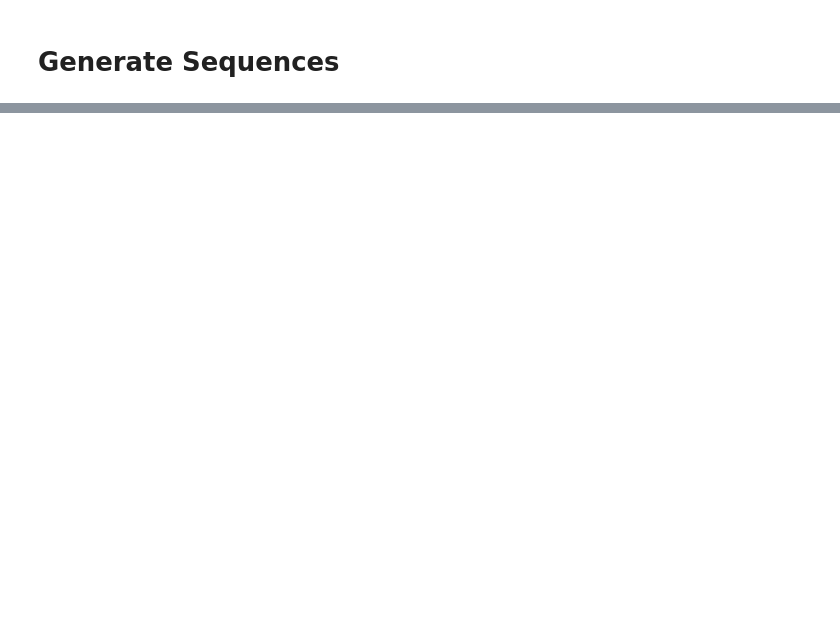
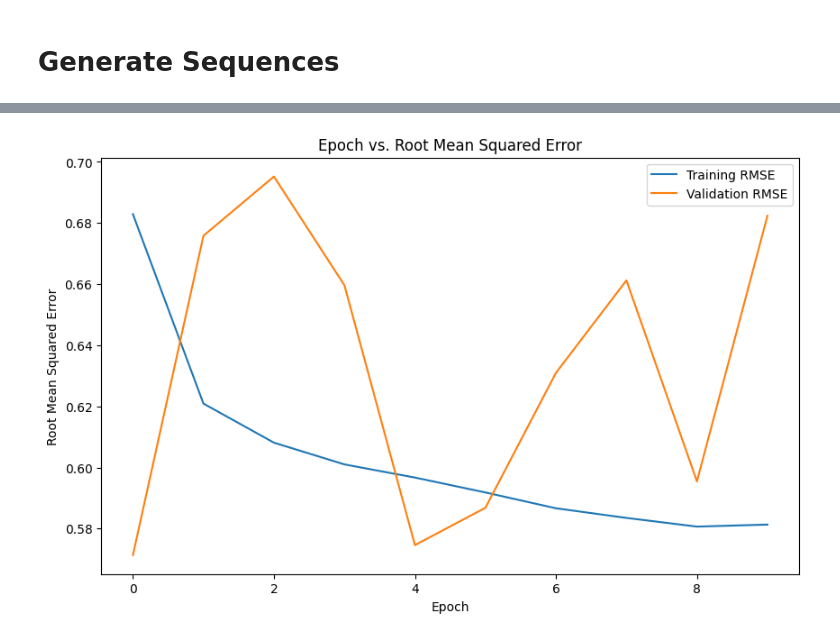
Before and after one commit to kellerflint/IoT-Final-Project, a Jupyter notebook: model.ipynb, the cells around one changed output, grey strips where cells are left out. Cells and saved outputs as stored; diff of their text form; code cells hidden in the pictures; blank space fills up the shorter version.

```diff
--- a/model.ipynb
+++ b/model.ipynb
@@ -142,0 +239,24 @@ sequence_arrays.shape, target_arrays.shape
+# %%
+# Access the MSE from the history object
+mse = history.history['mse']
+
+# Calculate the RMSE by taking the square root of the MSE
+rmse = np.sqrt(mse)
+
+# Optionally, if you have validation MSE, calculate validation RMSE
+val_mse = history.history.get('val_mse', None)
+if val_mse is not None:
+    val_rmse = np.sqrt(val_mse)
+
+# Create a plot
+plt.figure(figsize=(10, 6))
+plt.plot(rmse, label='Training RMSE')
+if val_mse is not None:
+    plt.plot(val_rmse, label='Validation RMSE')
+plt.title('Epoch vs. Root Mean Squared Error')
+plt.xlabel('Epoch')
+plt.ylabel('Root Mean Squared Error')
+plt.legend()
+plt.show()
+# %% [output]
+[figure, added]
```
Also changed, not shown: parts of 15 cells of this notebook.
